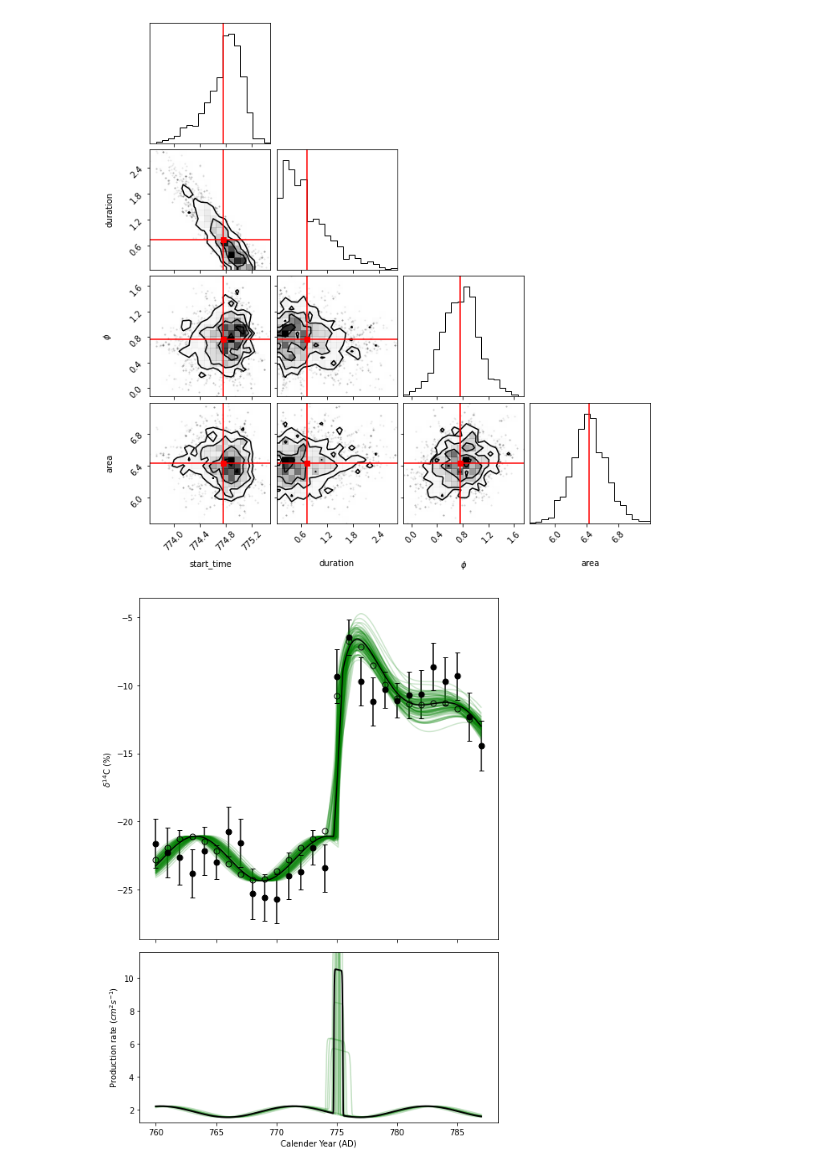
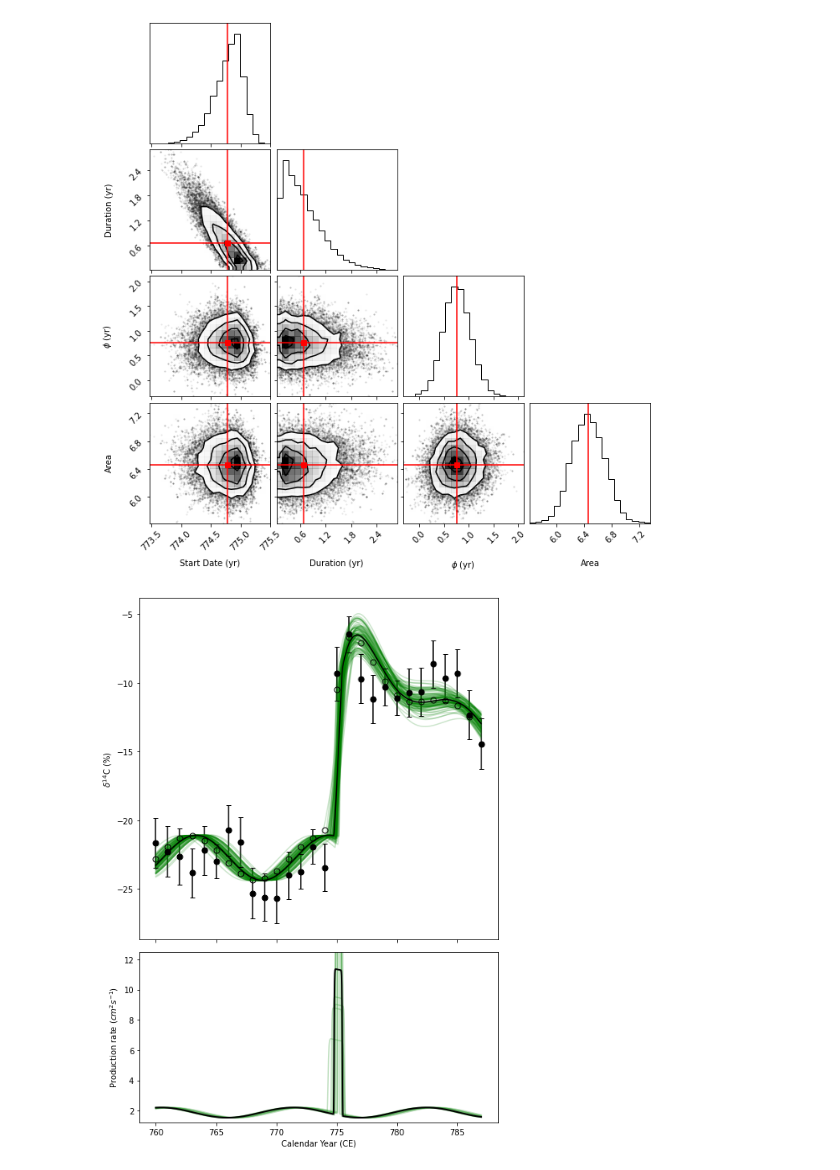
Before and after one commit to SharmaLlama/ticktack, a Jupyter notebook: notebooks/fitting.ipynb, the cells around one changed output. Saved outputs shown, nothing was run; the diff lists cells and outputs as text; code cells hidden in the pictures.

```diff
--- a/notebooks/fitting.ipynb
+++ b/notebooks/fitting.ipynb
@@ -28,8 +23,9 @@ WARNING:absl:No GPU/TPU found, falling back to CPU. (Set TF_CPP_MIN_LOG_LEVEL=0
 cf = fitting.CarbonFitter(cbm)
 cf.load_data('miyake12.csv')
 # %%
+%%time
 default_params = [775., 1./12, np.pi/2., 81./12]
-sampler = cf.sampling(default_params, burnin=100, production=200)
+sampler = cf.sampling(default_params, burnin=1000, production=2000)
 # %% [output]
 Running burn-in...
 Running production...
@@ -36,8 +34,8 @@ Running production...
 # %%
-cf.corner_plot(sampler, labels=[r"start_time", r"duration", r"$\phi$", r"area"])
+cf.corner_plot(sampler, labels=[r"Start Date (yr)", r"Duration (yr)", r"$\phi$ (yr)", r"Area"])
 # %% [output]
-[figure, old version]
+[figure, new version]
 # %%
 cf.plot_samples(sampler)
 # %% [output]
-[figure, old version]
+[figure, new version]
```
Also changed, not shown: parts of 3 cells of this notebook, 2 other files.
